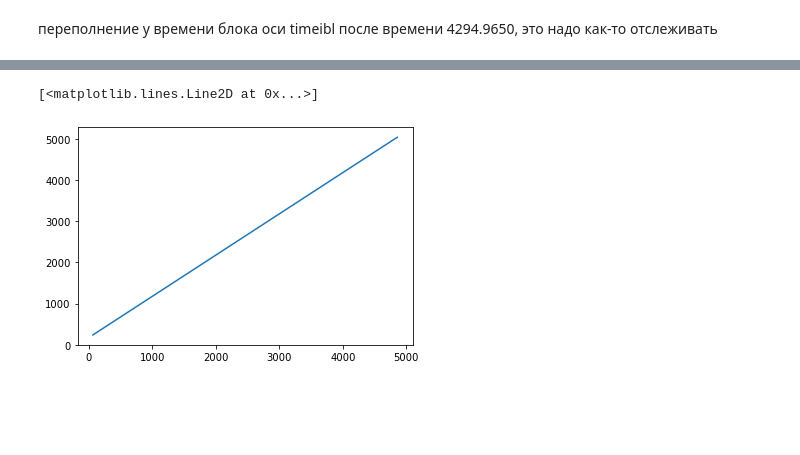
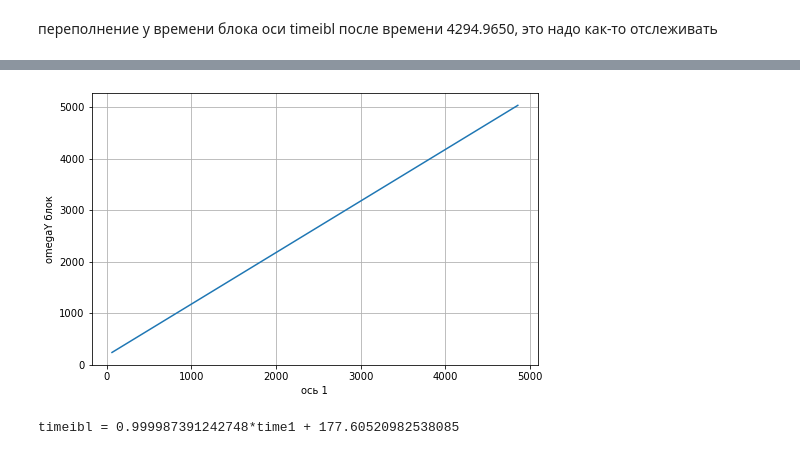
Before and after one commit to lubluchipsy/calibrovka, a Jupyter notebook: времена.ipynb, the cells around one changed output, grey strips where cells are left out. Saved outputs shown, nothing was run; the diff lists cells and outputs as text; code cells hidden in the pictures; blank space fills up the shorter version.

```diff
--- a/времена.ipynb
+++ b/времена.ipynb
@@ -201,5 +179,14 @@ timeibl
 # %%
+plt.figure(figsize=(8, 5))
 plt.plot(time1, timeibl)
+plt.grid(True)
+plt.xlabel('ocь 1')
+plt.ylabel('omegaY блок')
+plt.show()
 # %% [output]
-[<matplotlib.lines.Line2D at 0x...>]
-[figure, old version]
+[figure, new version]
+# %%
+a, b = np.polyfit(time1, timeibl, 1)
+print(f"timeibl = {a}*time1 + {b}")
+# %% [output]
+timeibl = 0.999987391242748*time1 + 177.60520982538085
```
Also changed, not shown: parts of 6 cells of this notebook.
